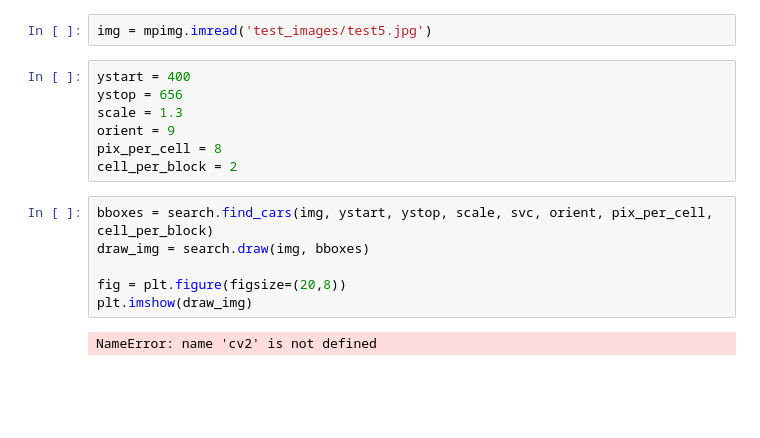
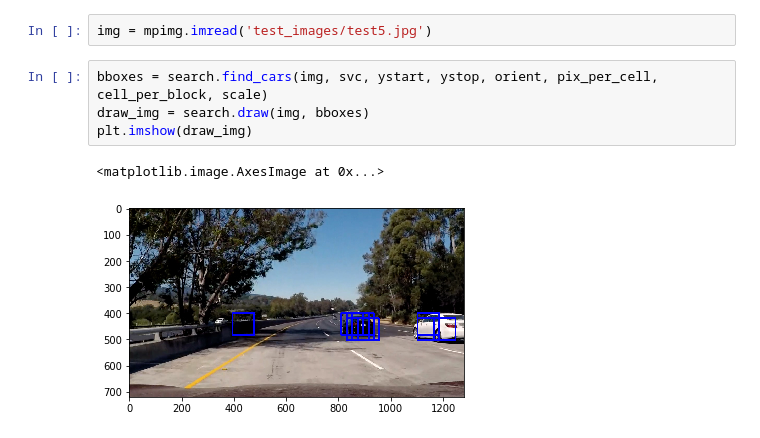
Before and after one commit to ab1153/CarND-Vehicle-Detection, a Jupyter notebook: test.ipynb, the cells around one changed output. Drawn from its saved outputs; the diff is of its cells as text; blank space fills up the shorter version.

```diff
--- a/test.ipynb
+++ b/test.ipynb
@@ -18,18 +18,10 @@ svc_pickle = pickle.load( open("svc.p", "rb" ))
 svc = svc_pickle['svc']
 # %%
 img = mpimg.imread('test_images/test5.jpg')
-# %%
-ystart = 400
-ystop = 656
-scale = 1.3
-orient = 9
-pix_per_cell = 8
-cell_per_block = 2
 # %%
-bboxes = search.find_cars(img, ystart, ystop, scale, svc, orient, pix_per_cell, cell_per_block)
+bboxes = search.find_cars(img, svc, ystart, ystop, orient, pix_per_cell, cell_per_block, scale)
 draw_img = search.draw(img, bboxes)
-
-fig = plt.figure(figsize=(20,8))
 plt.imshow(draw_img)
 # %% [output]
-NameError: name 'cv2' is not defined
+<matplotlib.image.AxesImage at 0x...>
+[figure, added]
```
Also changed, not shown: parts of 4 cells of this notebook, 5 other files.
